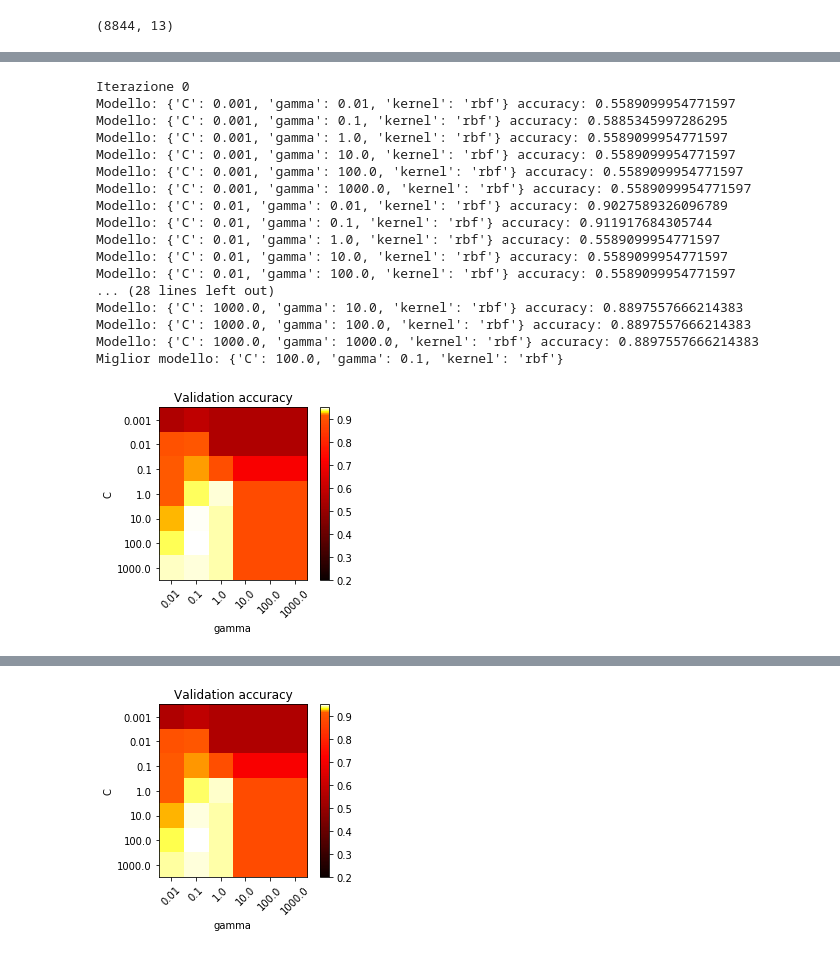
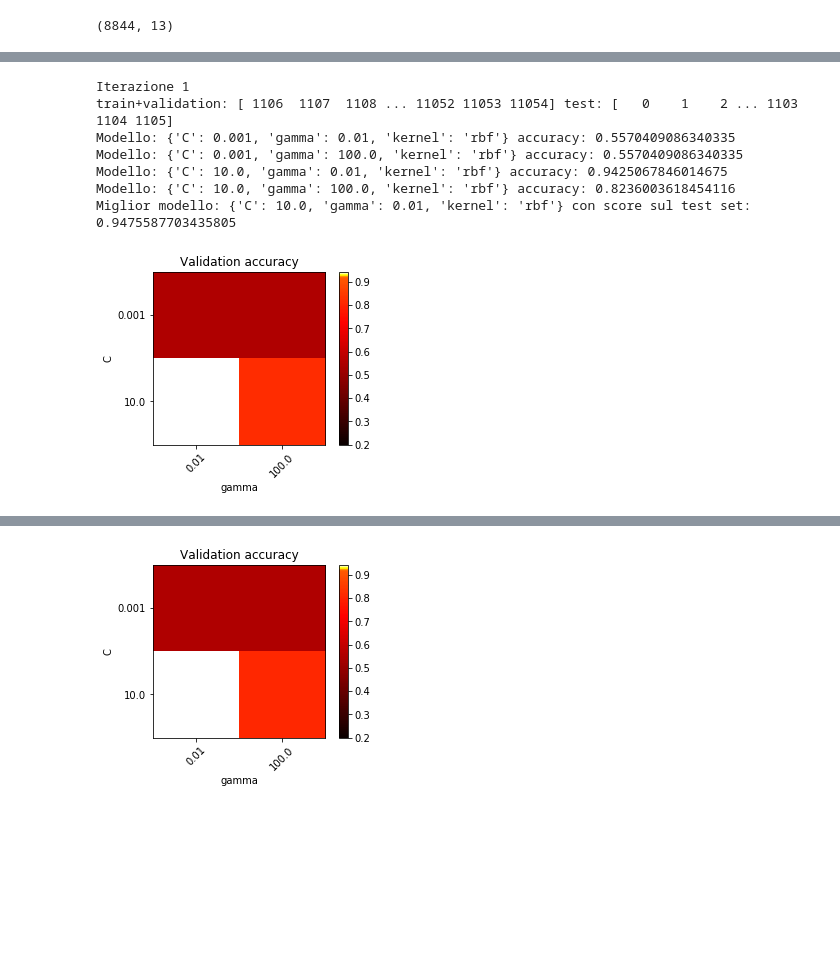
Before and after one commit to gianlubiscotto/Data-Analysis-and-Data-Mining, a Jupyter notebook: ProgettoJupiter.ipynb, the cells around one changed output, grey strips where cells are left out. Cells and saved outputs as stored; diff of their text form; code cells hidden in the pictures; blank space fills up the shorter version.

```diff
--- a/ProgettoJupiter.ipynb
+++ b/ProgettoJupiter.ipynb
@@ -29,5 +29,2 @@ print(np.shape(train))
 # %% [output]
 (8844, 13)
-# %%
-X_test = test.iloc[:,:np.shape(train)[1]-1]
-Y_test = test.iloc[:,-1]
@@ -111,17 +122,0 @@ Total elapsed time: 2717.4323415756226
-# %%
-values = [x['C'] for x in best_estimators]
-try:
-    best=stat.mode(values)
-    print ("miglior modello: C=",best)
-    temp_class = svm.SVC(kernel='linear',C=best)
-    temp_class.fit(X_train,Y_train)
-    t_score=temp_class.score(X_test,Y_test)
-    print("Score del miglior modello sul test set:",t_score)
-except:
-    print("Esistono più modelli con la stessa frequenza")
-    print("Con quale C vuoi eseguire il test?")
-    x=input()
-    temp_class = svm.SVC(kernel='linear',C=float(x))
-    temp_class.fit(X_train,Y_train)
-    t_score=temp_class.score(X_test,Y_test)
-    print (t_score)
@@ -181,26 +206,30 @@ class MidpointNormalize(Normalize):
 
 start_time= time.time()
 
-C_range = np.logspace(-3 , 3, num=7)
-Gamma_range = np.logspace(-2 , 3, num=6)
+C_range = np.logspace(-3 , 1, num=2)
+Gamma_range = np.logspace(-2 , 2, num=2)
 parameters = {'C':C_range, 'gamma':Gamma_range,'kernel':['rbf']}
 
 train_scores_matrix = []
 validation_scores_matrix = []
 test_scores_matrix = []
 best_estimators=[]
+results=dict()
 
-for n in range(0,10):
+outer=KFold(n_splits=10)
+outer.get_n_splits(ds)
+count=0
+for train_index, test_index in outer.split(ds):
+    count+=1
     elapsed_time= time.time()
-    print("\nIterazione",n)
+    print("\nIterazione",count)
+    print("train+validation:", train_index, "test:", test_index)
     train_scores_c_perIter = []
     validation_scores_c_perIter = []
     test_scores_c_perIter = []
 
-    #mescolo i campioni in train e validation set
-    train= shuffle(train)
-    X_train = train.iloc[:,:np.shape(train)[1]-1]
-    Y_train = train.iloc[:,-1]
+    X_train, X_test= ds.iloc[train_index,:np.shape(ds)[1]-1], ds.iloc[test_index,:np.shape(ds)[1]-1]
+    Y_train, Y_test= ds.iloc[train_index,-1], ds.iloc[test_index,-1]
     #GridSearch con i parametri definiti sopra
     svc = svm.SVC()
     clf = GridSearchCV(svc, parameters, cv=10, scoring="accuracy",n_jobs=-1, return_train_score=True)
@@ -210,7 +239,17 @@ for n in range(0,10):
     for i in range(0,len(clf.cv_results_['params'])):
         print ("Modello:",clf.cv_results_['params'][i], "accuracy:",clf.cv_results_['mean_test_score'][i])
 
-    print ("Miglior modello:",clf.best_params_)
+    t_score= clf.score(X_test, Y_test)
+    print ("Miglior modello:",clf.best_params_,"con score sul test set:",t_score)
+
+    if str(clf.best_params_) in results:
+        results[str(clf.best_params_)]['occurrency']+=1
+        results[str(clf.best_params_)]['tests'].append(t_score)
+    else:
+        results[str(clf.best_params_)]=dict()
+        results[str(clf.best_params_)]['occurrency']=1
+        results[str(clf.best_params_)]['tests']=[]
+        results[str(clf.best_params_)]['tests'].append(t_score)
 
     # Draw heatmap of the validation accuracy as a function of gamma and C
     # The score are encoded as colors with the hot colormap which varies from dark
@@ -247,48 +286,38 @@ for n in range(0,10):
         test_scores_gamma_perC=[]
         for j in range(i, i+maxdim):
             gamma=clf.cv_results_['params'][j]['gamma']
             validation_scores_gamma_perC.append(clf.cv_results_['mean_test_score'][j])
             train_scores_gamma_perC.append(clf.cv_results_['mean_train_score'][j])
 
             temp_class = svm.SVC(kernel='rbf', C=c, gamma=gamma)
             temp_class.fit(X_train,Y_train)
             #n risultati sul test set
             test_scores_gamma_perC.append(temp_class.score(X_test,Y_test))
 
         validation_scores_c_perIter.append(validation_scores_gamma_perC)
         train_scores_c_perIter.append(train_scores_gamma_perC)
         test_scores_c_perIter.append(test_scores_gamma_perC)
 
         i=i+maxdim
     #####################
 
     #train validation e test scores per ogni shuffle
     train_scores_matrix.append(train_scores_c_perIter)
     validation_scores_matrix.append(validation_scores_c_perIter)
     test_scores_matrix.append(test_scores_c_perIter)
 
 
     elapsed_time=time.time()-elapsed_time
     print("\nElapsed time:",elapsed_time)
 
 elapsed_time=time.time()-start_time
 print("\nTotal elapsed time:",elapsed_time)
 # %% [output]
-Iterazione 0
-Modello: {'C': 0.001, 'gamma': 0.01, 'kernel': 'rbf'} accuracy: 0.5589099954771597
-Modello: {'C': 0.001, 'gamma': 0.1, 'kernel': 'rbf'} accuracy: 0.5885345997286295
-Modello: {'C': 0.001, 'gamma': 1.0, 'kernel': 'rbf'} accuracy: 0.5589099954771597
-Modello: {'C': 0.001, 'gamma': 10.0, 'kernel': 'rbf'} accuracy: 0.5589099954771597
-Modello: {'C': 0.001, 'gamma': 100.0, 'kernel': 'rbf'} accuracy: 0.5589099954771597
-Modello: {'C': 0.001, 'gamma': 1000.0, 'kernel': 'rbf'} accuracy: 0.5589099954771597
-Modello: {'C': 0.01, 'gamma': 0.01, 'kernel': 'rbf'} accuracy: 0.9027589326096789
-Modello: {'C': 0.01, 'gamma': 0.1, 'kernel': 'rbf'} accuracy: 0.911917684305744
-Modello: {'C': 0.01, 'gamma': 1.0, 'kernel': 'rbf'} accuracy: 0.5589099954771597
-Modello: {'C': 0.01, 'gamma': 10.0, 'kernel': 'rbf'} accuracy: 0.5589099954771597
-Modello: {'C': 0.01, 'gamma': 100.0, 'kernel': 'rbf'} accuracy: 0.5589099954771597
-... (28 lines left out)
-Modello: {'C': 1000.0, 'gamma': 10.0, 'kernel': 'rbf'} accuracy: 0.8897557666214383
-Modello: {'C': 1000.0, 'gamma': 100.0, 'kernel': 'rbf'} accuracy: 0.8897557666214383
-Modello: {'C': 1000.0, 'gamma': 1000.0, 'kernel': 'rbf'} accuracy: 0.8897557666214383
-Miglior modello: {'C': 100.0, 'gamma': 0.1, 'kernel': 'rbf'}
+Iterazione 1
+train+validation: [ 1106  1107  1108 ... 11052 11053 11054] test: [   0    1    2 ... 1103 1104 1105]
+Modello: {'C': 0.001, 'gamma': 0.01, 'kernel': 'rbf'} accuracy: 0.5570409086340335
+Modello: {'C': 0.001, 'gamma': 100.0, 'kernel': 'rbf'} accuracy: 0.5570409086340335
+Modello: {'C': 10.0, 'gamma': 0.01, 'kernel': 'rbf'} accuracy: 0.9425067846014675
+Modello: {'C': 10.0, 'gamma': 100.0, 'kernel': 'rbf'} accuracy: 0.8236003618454116
+Miglior modello: {'C': 10.0, 'gamma': 0.01, 'kernel': 'rbf'} con score sul test set: 0.9475587703435805
-[figure, old version]
+[figure, new version]
@@ -312 +333 @@ Miglior modello: {'C': 100.0, 'gamma': 0.1, 'kernel': 'rbf'}
-[figure, old version]
+[figure, new version]
```
Also changed, not shown: parts of 18 cells of this notebook, 1 other file.
